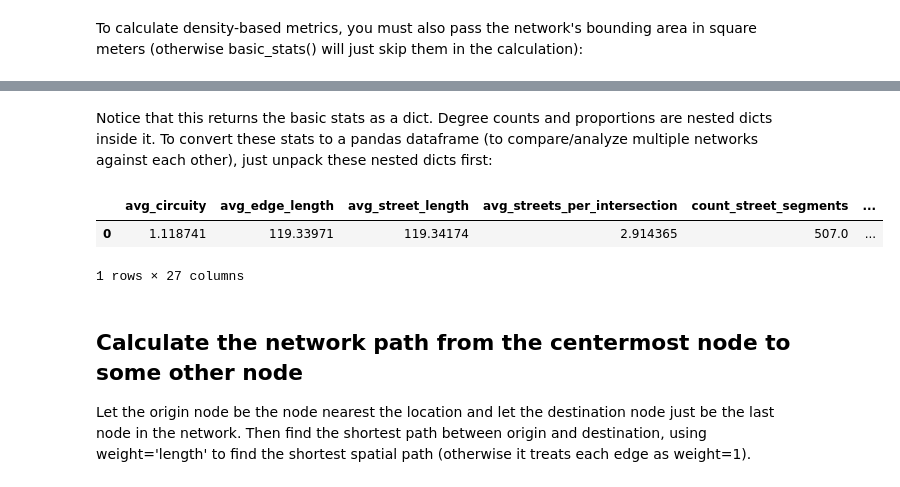
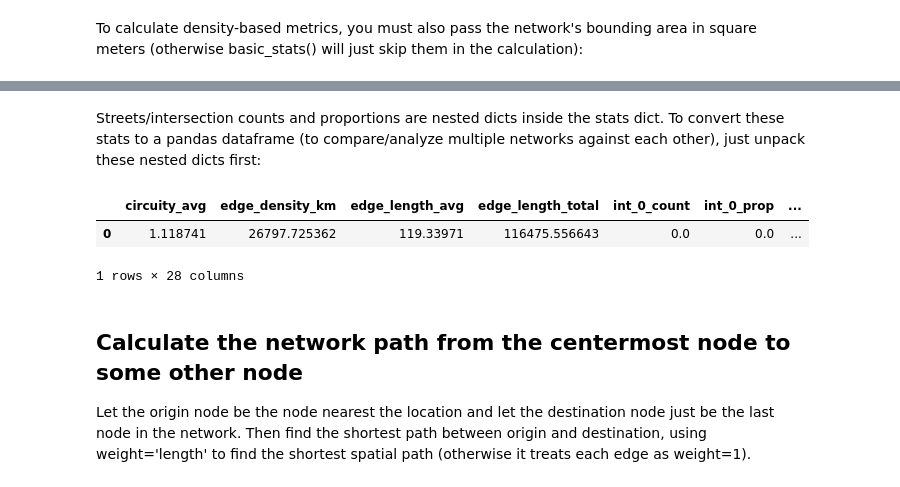
Before and after one commit to gboeing/osmnx, a Jupyter notebook: examples/06-example-osmnx-networkx.ipynb, the cells around one changed output, grey strips where cells are left out. Cells and saved outputs as stored; diff of their text form; code cells hidden in the pictures.

Commit message:
added extended stats

```diff
--- a/examples/06-example-osmnx-networkx.ipynb
+++ b/examples/06-example-osmnx-networkx.ipynb
@@ -43,22 +48,23 @@ stats
 # %% [markdown]
-Notice that this returns the basic stats as a dict. Degree counts and proportions are nested dicts inside it. To convert these stats to a pandas dataframe (to compare/analyze multiple networks against each other), just unpack these nested dicts first:
+Streets/intersection counts and proportions are nested dicts inside the stats dict. To convert these stats to a pandas dataframe (to compare/analyze multiple networks against each other), just unpack these nested dicts first:
 # %%
 # unpack dicts into individiual keys:values
-for k, count in stats['counts_streets_per_intersection'].items():
+stats = ox.basic_stats(G, area=area)
+for k, count in stats['streets_per_intersection_counts'].items():
     stats['int_{}_count'.format(k)] = count
-for k, proportion in stats['proportion_streets_per_intersection'].items():
+for k, proportion in stats['streets_per_intersection_proportion'].items():
     stats['int_{}_prop'.format(k)] = proportion
 
 # delete the no longer needed dict elements
-del stats['counts_streets_per_intersection']
-del stats['proportion_streets_per_intersection']
+del stats['streets_per_intersection_counts']
+del stats['streets_per_intersection_proportion']
 
 # load as a pandas dataframe
 pd.DataFrame(pd.Series(stats)).T
 # %% [output]
-|  | avg_circuity | avg_edge_length | avg_street_length | avg_streets_per_intersection | count_street_segments | ... |
-| 0 | 1.118741 | 119.33971 | 119.34174 | 2.914365 | 507.0 | ... |
+|  | circuity_avg | edge_density_km | edge_length_avg | edge_length_total | int_0_count | int_0_prop | ... |
+| 0 | 1.118741 | 26797.725362 | 119.33971 | 116475.556643 | 0.0 | 0.0 | ... |
-1 rows × 27 columns
+1 rows × 28 columns
 # %% [markdown]
 ## Calculate the network path from the centermost node to some other node
 Let the origin node be the node nearest the location and let the destination node just be the last node in the network. Then find the shortest path between origin and destination, using weight='length' to find the shortest spatial path (otherwise it treats each edge as weight=1).
```
Also changed, not shown: parts of 3 cells of this notebook, 7 other files.
